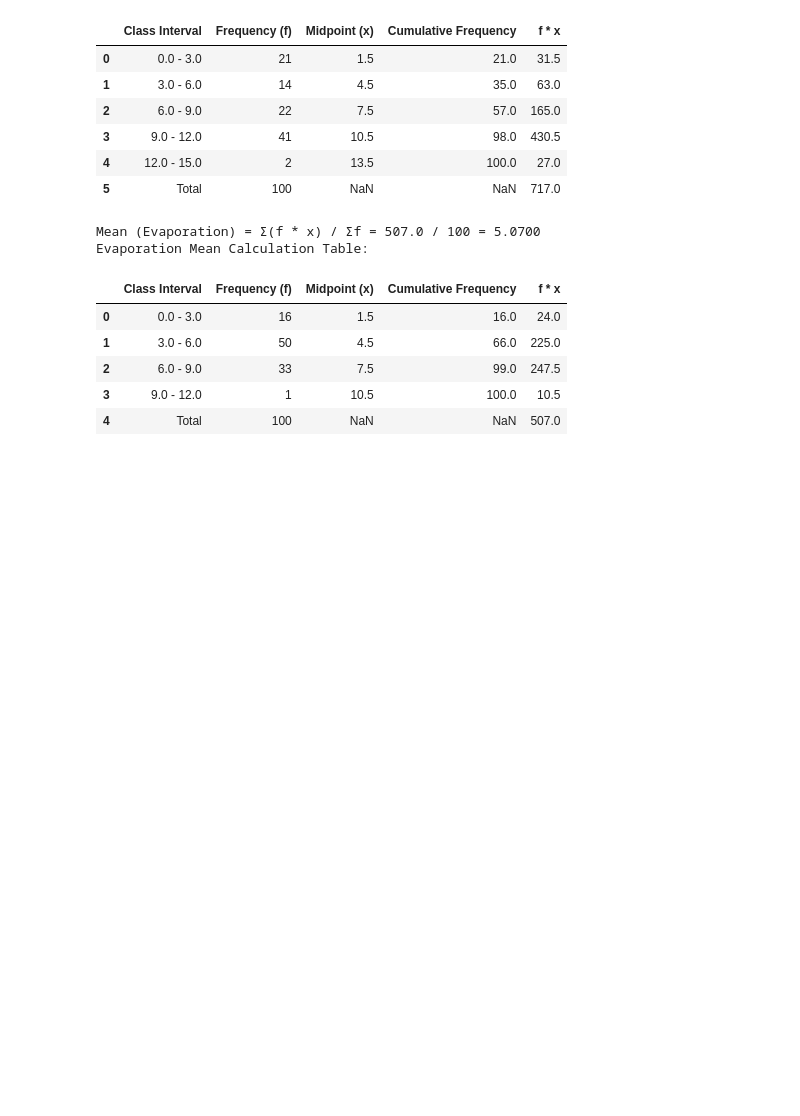
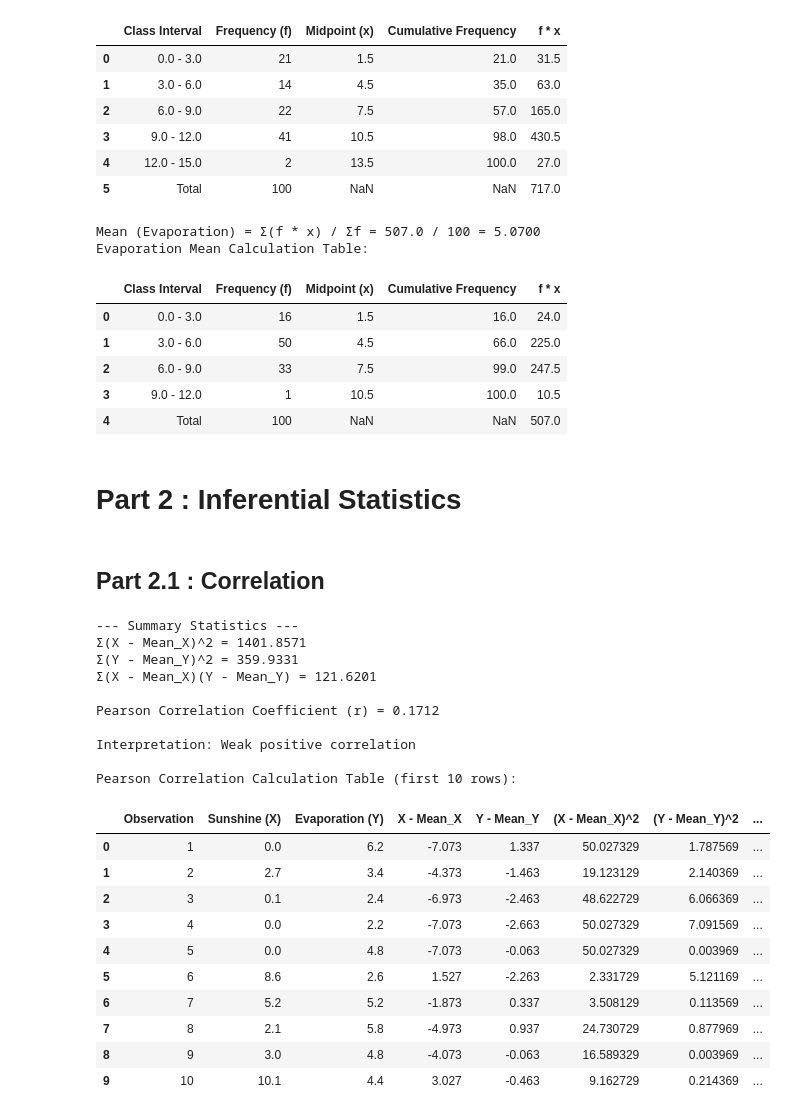
Before and after one commit to NotAlpha45/Statistics_Term_Paper, a Jupyter notebook: analysis.ipynb, the cells around one changed output. Drawn from its saved outputs; the diff is of its cells as text; code cells hidden in the pictures; blank space fills up the shorter version.

```diff
--- a/analysis.ipynb
+++ b/analysis.ipynb
@@ -327,3 +327,76 @@ Evaporation Mean Calculation Table:
 # Export mean tables to excel files
 sunshine_mean_table.to_excel("sunshine_mean_calculation.xlsx", index=False)
 evaporation_mean_table.to_excel("evaporation_mean_calculation.xlsx", index=False)
+# %% [markdown]
+# Part 2 : Inferential Statistics
+# %% [markdown]
+## Part 2.1 : Correlation
+# %%
+# Create Pearson Correlation calculation table (manual method)
+correlation_table = pd.DataFrame({
+    'Observation': range(1, len(weather_data) + 1),
+    'Sunshine (X)': weather_data['Sunshine'].values,
+    'Evaporation (Y)': weather_data['Evaporation'].values
+})
+
+# Calculate means
+mean_x = correlation_table['Sunshine (X)'].mean()
+mean_y = correlation_table['Evaporation (Y)'].mean()
+
+# Add deviation columns
+correlation_table['X - Mean_X'] = correlation_table['Sunshine (X)'] - mean_x
+correlation_table['Y - Mean_Y'] = correlation_table['Evaporation (Y)'] - mean_y
+
+# Add squared deviation columns
+correlation_table['(X - Mean_X)^2'] = correlation_table['X - Mean_X'] ** 2
+correlation_table['(Y - Mean_Y)^2'] = correlation_table['Y - Mean_Y'] ** 2
+
+# Add product of deviations
+correlation_table['(X - Mean_X)(Y - Mean_Y)'] = correlation_table['X - Mean_X'] * correlation_table['Y - Mean_Y']
+
+# Calculate sums for Pearson correlation formula
+sum_x_dev_squared = correlation_table['(X - Mean_X)^2'].sum()
+sum_y_dev_squared = correlation_table['(Y - Mean_Y)^2'].sum()
+sum_xy_dev_product = correlation_table['(X - Mean_X)(Y - Mean_Y)'].sum()
+
+# Calculate Pearson correlation coefficient: r = Σ[(X - Mean_X)(Y - Mean_Y)] / sqrt[Σ(X - Mean_X)^2 * Σ(Y - Mean_Y)^2]
+r = sum_xy_dev_product / np.sqrt(sum_x_dev_squared * sum_y_dev_squared)
+
+
+print(f"\n--- Summary Statistics ---")
+print(f"Σ(X - Mean_X)^2 = {sum_x_dev_squared:.4f}")
+print(f"Σ(Y - Mean_Y)^2 = {sum_y_dev_squared:.4f}")
+print(f"Σ(X - Mean_X)(Y - Mean_Y) = {sum_xy_dev_product:.4f}")
+print(f"\nPearson Correlation Coefficient (r) = {r:.4f}")
+print(f"\nInterpretation: ", end="")
+if abs(r) >= 0.7:
+    print(f"Strong {'positive' if r > 0 else 'negative'} correlation")
+elif abs(r) >= 0.4:
+    print(f"Moderate {'positive' if r > 0 else 'negative'} correlation")
+else:
+    print(f"Weak {'positive' if r > 0 else 'negative'} correlation")
+
+print("\nPearson Correlation Calculation Table (first 10 rows):")
+correlation_table.head(10)
+# %% [output]
+--- Summary Statistics ---
+Σ(X - Mean_X)^2 = 1401.8571
+Σ(Y - Mean_Y)^2 = 359.9331
+Σ(X - Mean_X)(Y - Mean_Y) = 121.6201
+
+Pearson Correlation Coefficient (r) = 0.1712
+
+Interpretation: Weak positive correlation
+
+Pearson Correlation Calculation Table (first 10 rows):
+|  | Observation | Sunshine (X) | Evaporation (Y) | X - Mean_X | Y - Mean_Y | (X - Mean_X)^2 | (Y - Mean_Y)^2 | ... |
+| 0 | 1 | 0.0 | 6.2 | -7.073 | 1.337 | 50.027329 | 1.787569 | ... |
+| 1 | 2 | 2.7 | 3.4 | -4.373 | -1.463 | 19.123129 | 2.140369 | ... |
+| 2 | 3 | 0.1 | 2.4 | -6.973 | -2.463 | 48.622729 | 6.066369 | ... |
+| 3 | 4 | 0.0 | 2.2 | -7.073 | -2.663 | 50.027329 | 7.091569 | ... |
+| 4 | 5 | 0.0 | 4.8 | -7.073 | -0.063 | 50.027329 | 0.003969 | ... |
+| 5 | 6 | 8.6 | 2.6 | 1.527 | -2.263 | 2.331729 | 5.121169 | ... |
+| 6 | 7 | 5.2 | 5.2 | -1.873 | 0.337 | 3.508129 | 0.113569 | ... |
+| 7 | 8 | 2.1 | 5.8 | -4.973 | 0.937 | 24.730729 | 0.877969 | ... |
+| 8 | 9 | 3.0 | 4.8 | -4.073 | -0.063 | 16.589329 | 0.003969 | ... |
+| 9 | 10 | 10.1 | 4.4 | 3.027 | -0.463 | 9.162729 | 0.214369 | ... |
```
Also changed, not shown: parts of 1 cell of this notebook.
